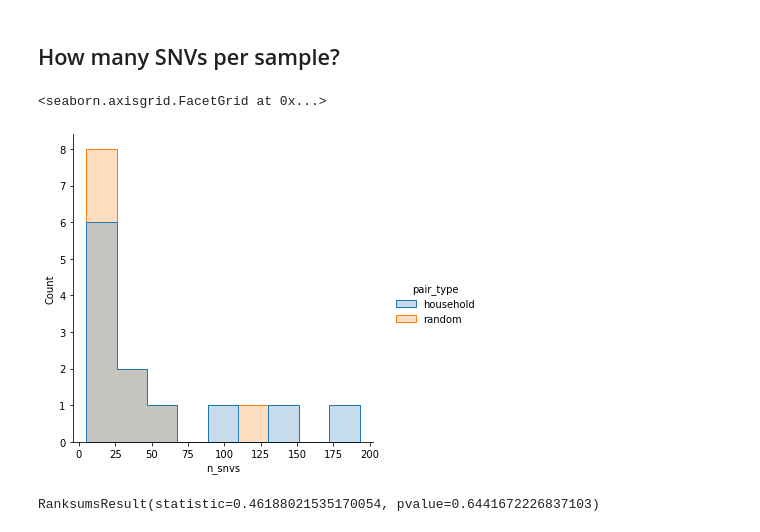
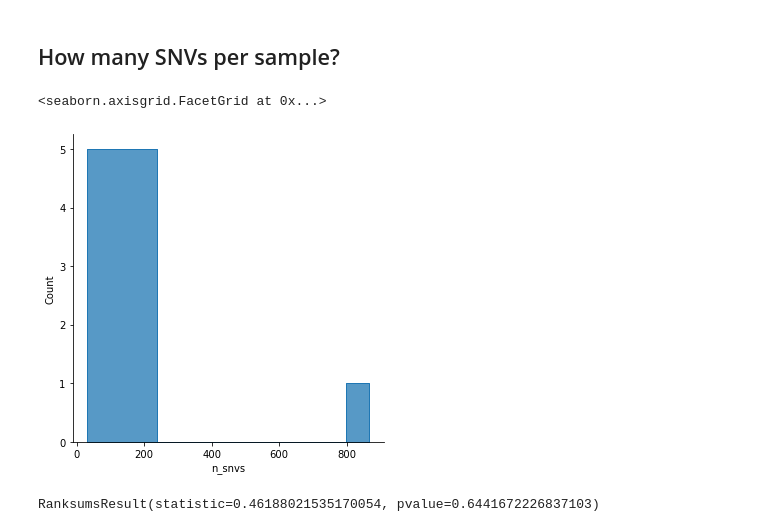
Before and after one commit to blab/ncov-within-host, a Jupyter notebook: notebooks/SCAN_pairs.ipynb, the cells around one changed output. Drawn from its saved outputs; the diff is of its cells as text; code cells hidden in the pictures.

```diff
--- a/notebooks/SCAN_pairs.ipynb
+++ b/notebooks/SCAN_pairs.ipynb
@@ -20,9 +20,13 @@ def load_df(file):
         df = pd.read_csv(tfile, sep = '\t')
         if 'nwgc_id' in df.columns:
             df['nwgc_id'] = df.nwgc_id.astype('str')
+
         if 'position' and 'variant' in df.columns:
-            df['snv'] = df['position'].astype('str').str.cat(df['variant'],sep="")
+            df = df[df['variant'].map(len) < 2]
+            df['snv'] = df[['genome', 'position', 'variant']].apply(
+                lambda x: ''.join(x.dropna().astype(str)),
+                axis=1)
     return df
 
-pairs_snvs = load_df('../results/snvs_scan_pairs.tsv')
-pairs_meta = load_df('../results/metadata_scan_pairs.tsv')
+pairs_snvs = load_df('../results/snvs_scan-new_pairs.tsv')
+pairs_meta = load_df('../results/metadata_scan-new_pairs.tsv')
@@ -29,10 +49,10 @@ pairs_meta = load_df('../results/metadata_scan_pairs.tsv')
 # %% [markdown]
 ## How many SNVs per sample?
 # %%
-sns.displot(pairs_meta, x='n_snvs', hue = 'pair_type', element='step')
+sns.displot(pairs_meta, x='n_snvs', element='step')
 # %% [output]
 <seaborn.axisgrid.FacetGrid at 0x...>
-[figure, old version]
+[figure, new version]
 # %%
 stats.ranksums(pairs_meta.loc[pairs_meta.pair_type == 'household', 'n_snvs'], pairs_meta.loc[pairs_meta.pair_type == 'random', 'n_snvs'])
 # %% [output]
```
Also changed, not shown: parts of 10 cells of this notebook, 10 other files.
